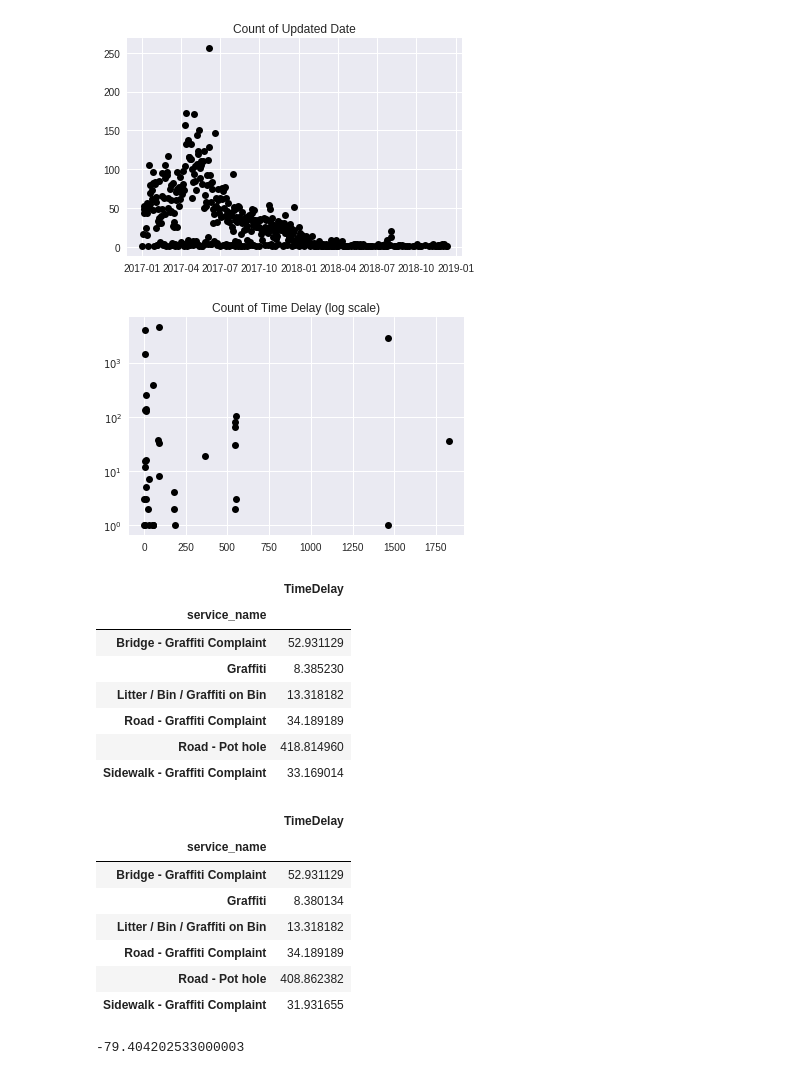
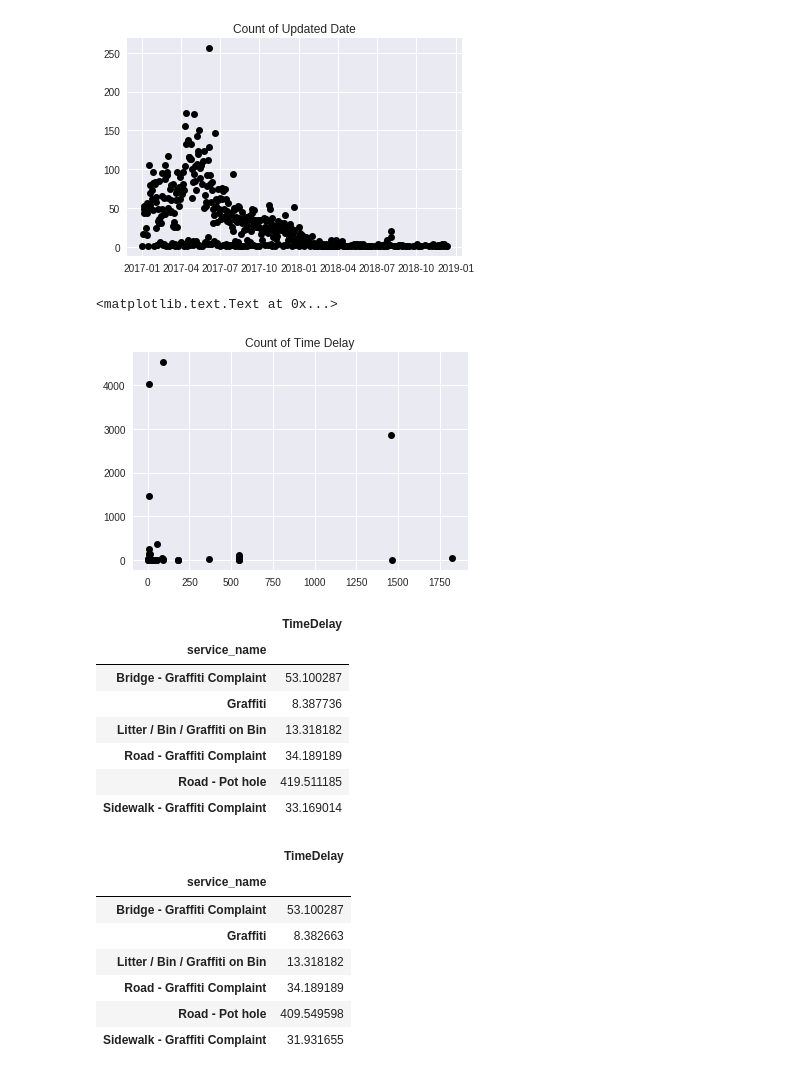
Before and after one commit to zoubinirani/311-service-request, a Jupyter notebook: draftNotebook.ipynb, the cells around one changed output. Drawn from its saved outputs; the diff is of its cells as text; code cells hidden in the pictures.

```diff
--- a/draftNotebook.ipynb
+++ b/draftNotebook.ipynb
@@ -53,3 +51,9 @@ requestsDataFrame = requestsDataFrame.drop_duplicates()
+# %%
+columns = ["service_request_id", "lat", "long", "service_name", "requested_datetime", "expected_datetime",
+           "updated_datetime", "status", "status_notes"]
+requestsDataFrame = requestsDataFrame[columns]
+requestsDataFrame = requestsDataFrame.dropna()
+requestsDataFrame = requestsDataFrame.drop_duplicates()
 # %% [markdown]
 ### Assertions
 # %%
@@ -121,37 +130,36 @@ ax.set_title('Count of Updated Date')
 # %%
 #Count of Time Delay In Days (expected time vs. requestedtime)
 requestsDataFrame['TimeDelay'] = requestsDataFrame['expected_datetime']-requestsDataFrame['requested_datetime']
 requestsDataFrame['TimeDelay'] = requestsDataFrame['TimeDelay'].dt.days
-TimeDelay = pd.DataFrame(requestsDataFrame.groupby(['TimeDelay'])['TimeDelay'].count())
+TimeDelay = pd.DataFrame(requestsDataFrame.groupby(['TimeDelay'])['TimeDelay'].agg(len))
 
-plt.yscale('log')
+fig, ax = plt.subplots()
+ax.plot(TimeDelay['TimeDelay'].index, TimeDelay['TimeDelay'].values,'o', color='black')
+ax.set_title('Count of Time Delay')
 # %% [output]
+<matplotlib.text.Text at 0x...>
-[figure, old version]
+[figure, new version]
 # %%
 #Expected Number of Days To Complete
-pd.DataFrame(requestsDataFrame.groupby('service_name')['TimeDelay'].mean())
+pd.DataFrame(requestsDataFrame.groupby('service_name')['TimeDelay'].agg("mean"))
 # %% [output]
 |  | TimeDelay |
 | service_name |  |
-| Bridge - Graffiti Complaint | 52.931129 |
-| Graffiti | 8.385230 |
+| Bridge - Graffiti Complaint | 53.100287 |
+| Graffiti | 8.387736 |
 | Litter / Bin / Graffiti on Bin | 13.318182 |
 | Road - Graffiti Complaint | 34.189189 |
-| Road - Pot hole | 418.814960 |
+| Road - Pot hole | 419.511185 |
 | Sidewalk - Graffiti Complaint | 33.169014 |
 # %%
 #Expected Number of Days To Complete (Closed Only)
-pd.DataFrame(requestsDataFrame[requestsDataFrame["status"] == "closed"].groupby('service_name')['TimeDelay'].mean())
+pd.DataFrame(requestsDataFrame[requestsDataFrame["status"] == "closed"].groupby('service_name')['TimeDelay'].agg("mean"))
 # %% [output]
 |  | TimeDelay |
 | service_name |  |
-| Bridge - Graffiti Complaint | 52.931129 |
-| Graffiti | 8.380134 |
+| Bridge - Graffiti Complaint | 53.100287 |
+| Graffiti | 8.382663 |
 | Litter / Bin / Graffiti on Bin | 13.318182 |
 | Road - Graffiti Complaint | 34.189189 |
-| Road - Pot hole | 408.862382 |
+| Road - Pot hole | 409.549598 |
 | Sidewalk - Graffiti Complaint | 31.931655 |
-# %%
-requestsDataFrame["long"][0]
-# %% [output]
--79.404202533000003
```
Also changed, not shown: parts of 11 cells of this notebook.
